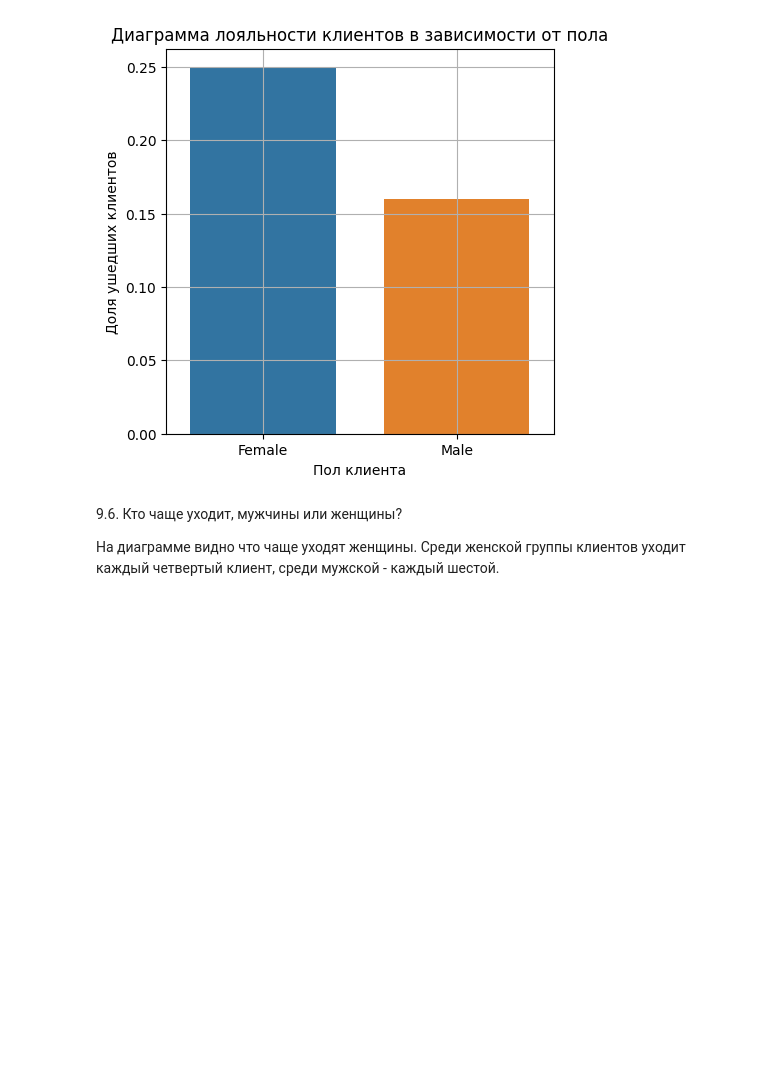
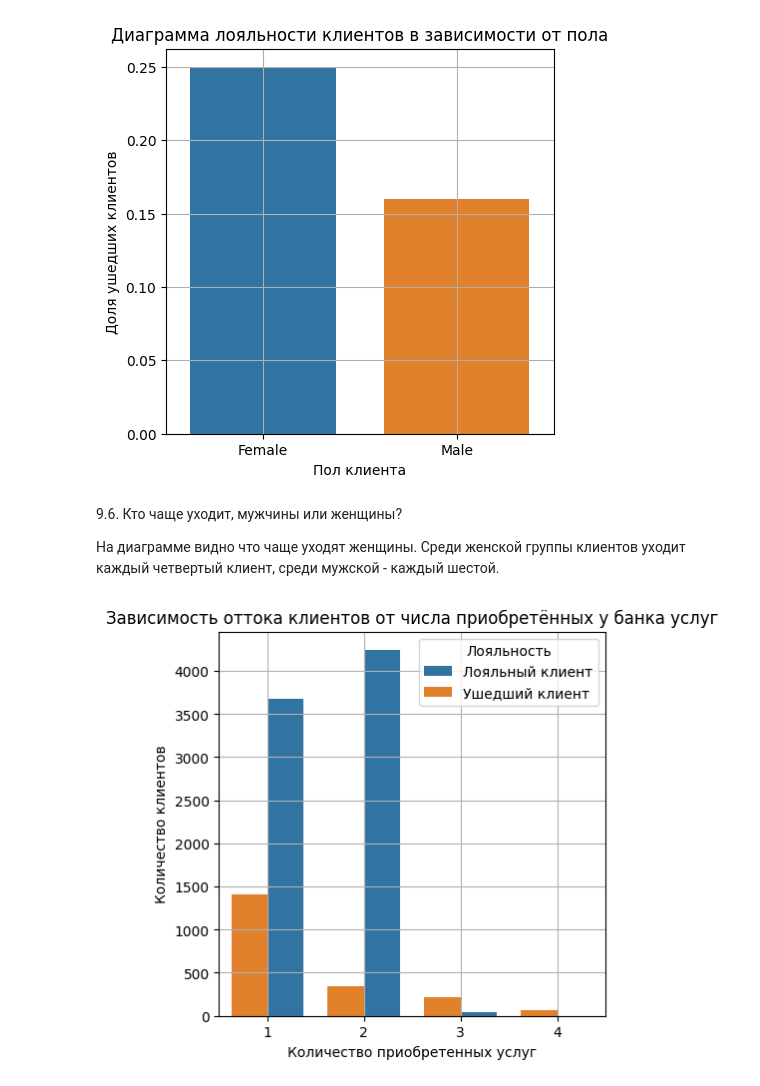
Before and after one commit to DmitVasilev/DS_1, a Jupyter notebook: project_0.5/module Python13.ipynb, the cells around one changed output. Cells and saved outputs as stored; diff of their text form; code cells hidden in the pictures; blank space fills up the shorter version.

```diff
--- a/project_0.5/module Python13.ipynb
+++ b/project_0.5/module Python13.ipynb
@@ -247,26 +240,32 @@ plt.show()
 # %%
 # 9.7. Как отток клиентов зависит от числа приобретённых у банка услуг?
 # Для ответа на этот вопрос постройте многоуровневую столбчатую диаграмму.
 
 # Сгруппируем клиентов по признакам приобретенных услуг и оттока. Подсчитаем количество клиентов в каждой группе
 bar_data = churn_data.groupby(['NumOfProducts', 'Exited'], as_index=False)['CustomerId'].count()
 
 # Приведем признак к типу данны "строка" для корректного отображения на диаграмме
 bar_data['NumOfProducts'] = bar_data['NumOfProducts'].astype('string')
 
 # Заменяем значения в признаке оттока для наглядности
-bar_data['Exited'] = bar_data['Exited'].replace(0,'Loyal')
-bar_data['Exited'] = bar_data['Exited'].replace(1,'Exited')
+bar_data['Exited'] = bar_data['Exited'].replace(0,'Лояльный клиент')
+bar_data['Exited'] = bar_data['Exited'].replace(1,'Ушедший клиент')
 
-fig = px.bar(
-    bar_data,
+fig = plt.figure(figsize=(5, 5))
+bar = sns.barplot(
+    data=bar_data,
     x='NumOfProducts',
     y='CustomerId',
-    height=500,
-    width=1000,
-    color="Exited",
-    title="Зависимость оттока клиентов от числа приобретённых у банка услуг.",
-    labels={'CustomerId':'Количество клиентов', 'NumOfProducts':'Количество приобретенных услуг'}
+    hue="Exited",
+    width=-0.75,
     )
 
-fig.show()
+bar.set_title('Зависимость оттока клиентов от числа приобретённых у банка услуг')
+bar.set_xlabel('Количество приобретенных услуг')
+bar.set_ylabel('Количество клиентов')
+bar.grid()
+bar.legend(title='Лояльность')
+
+plt.show()
+# %% [output]
+[figure, added]
```
Also changed, not shown: parts of 9 cells of this notebook, 2 other files.
